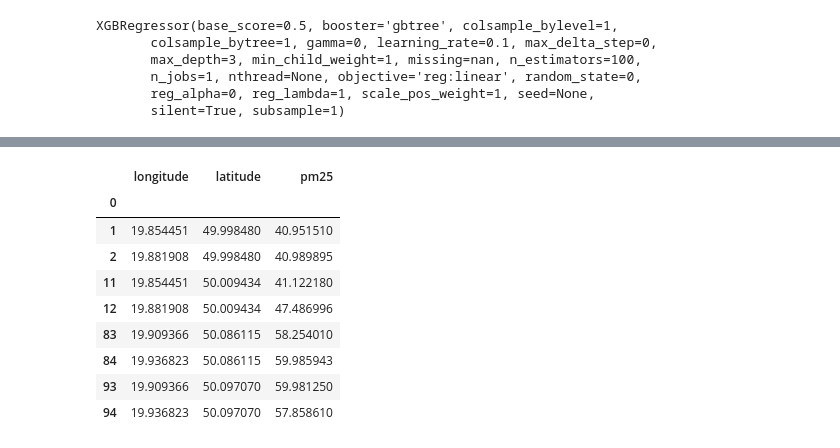
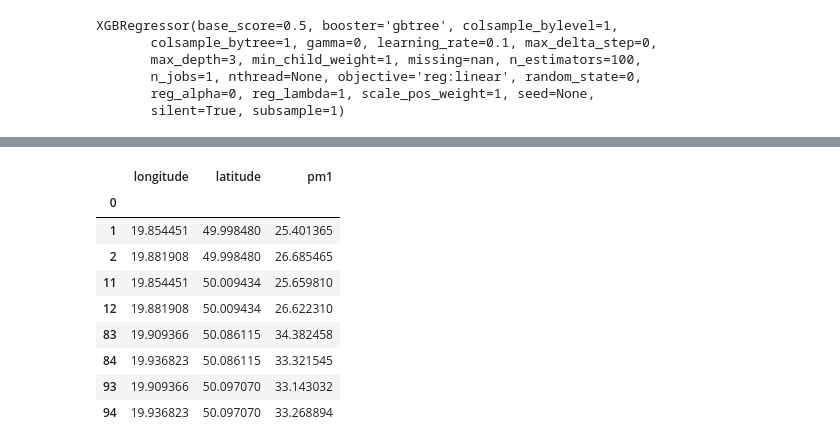
Before and after one commit to Michal-lis/Data_Analysis_Hackaton, a Jupyter notebook: jupyters/simulator.ipynb, the cells around one changed output, grey strips where cells are left out. Saved outputs shown, nothing was run; the diff lists cells and outputs as text; code cells hidden in the pictures.

```diff
--- a/jupyters/simulator.ipynb
+++ b/jupyters/simulator.ipynb
@@ -86,18 +86,18 @@ changed
 # %%
-before_change = pd.read_csv("./out.csv", index_col=0)
-before_change = before_change[['longitude', 'latitude', 'pm25']].iloc[[1, 2, 11, 12, 83, 84, 93, 94]]
-before_change.to_csv("before_change.csv")
+before_change = pd.read_csv("./out2.csv", index_col=0)
+before_change = before_change[['longitude', 'latitude', 'pm1']].iloc[[1, 2, 11, 12, 83, 84, 93, 94]]
+before_change.to_csv("before_change2.csv")
 before_change
 # %% [output]
-|  | longitude | latitude | pm25 |
+|  | longitude | latitude | pm1 |
 | 0 |  |  |  |
-| 1 | 19.854451 | 49.998480 | 40.951510 |
-| 2 | 19.881908 | 49.998480 | 40.989895 |
-| 11 | 19.854451 | 50.009434 | 41.122180 |
-| 12 | 19.881908 | 50.009434 | 47.486996 |
-| 83 | 19.909366 | 50.086115 | 58.254010 |
-| 84 | 19.936823 | 50.086115 | 59.985943 |
-| 93 | 19.909366 | 50.097070 | 59.981250 |
-| 94 | 19.936823 | 50.097070 | 57.858610 |
+| 1 | 19.854451 | 49.998480 | 25.401365 |
+| 2 | 19.881908 | 49.998480 | 26.685465 |
+| 11 | 19.854451 | 50.009434 | 25.659810 |
+| 12 | 19.881908 | 50.009434 | 26.622310 |
+| 83 | 19.909366 | 50.086115 | 34.382458 |
+| 84 | 19.936823 | 50.086115 | 33.321545 |
+| 93 | 19.909366 | 50.097070 | 33.143032 |
+| 94 | 19.936823 | 50.097070 | 33.268894 |
 # %%
 change = changed.copy()
```
Also changed, not shown: parts of 7 cells of this notebook, 6 other files.
